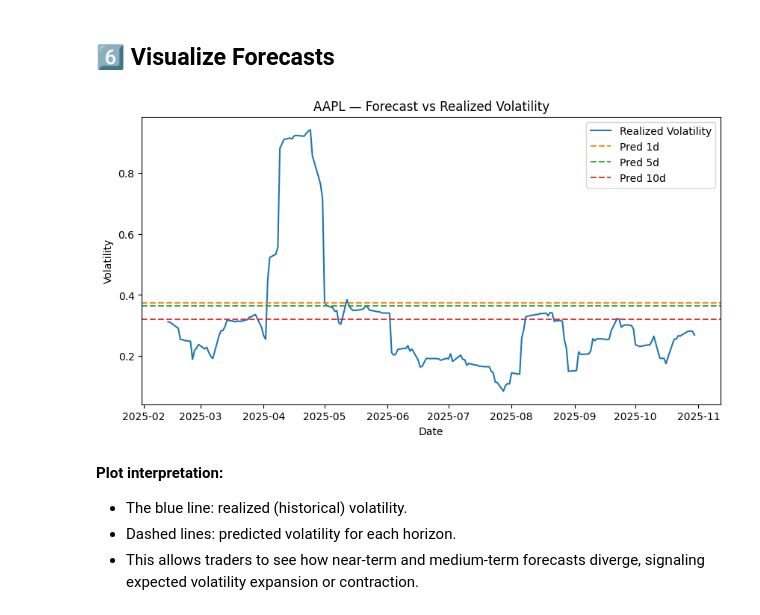
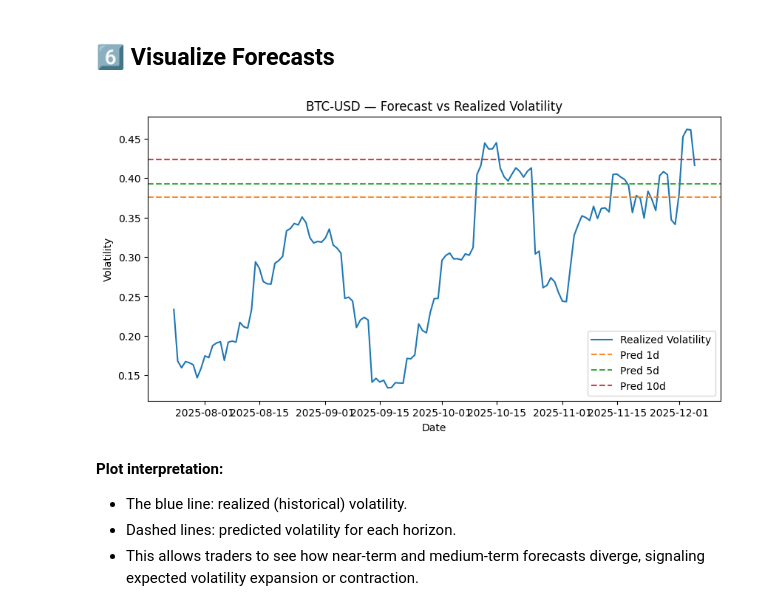
Before and after one commit to rahulmkarthik/VolSense, a Jupyter notebook: notebooks/03_model_inference_and_analytics.ipynb, the cells around one changed output. Saved outputs shown, nothing was run; the diff lists cells and outputs as text; code cells hidden in the pictures.

```diff
--- a/notebooks/03_model_inference_and_analytics.ipynb
+++ b/notebooks/03_model_inference_and_analytics.ipynb
@@ -38,5 +38,5 @@ from volsense_inference.analytics import Analytics
 You can initialize a model using the **Forecast** class, which automatically loads all required assets (model weights, scalers, tickers, feature metadata).
 # %%
 # Initialize with a pre-trained model version
-fcast = Forecast(model_version="v507", checkpoints_dir="models")
+fcast = Forecast(model_version="volnetx", checkpoints_dir="models")
 # %% [output]
@@ -51,6 +51,6 @@ fcast = Forecast(model_version="v507", checkpoints_dir="models")
 ## 5️⃣ Run Forecasts
 # %%
 # Run forecasts for one or more tickers
-preds = fcast.run(["AAPL", "MSFT", "TSLA"])
+preds = fcast.run(["AAPL", "MSFT", "TSLA", "BTC-USD"])
 print(preds.head())
 # %% [output]
@@ -75,9 +79,9 @@ This automatically:
 ## 6️⃣ Visualize Forecasts
 # %%
 # Plot realized vs predicted volatility
-fcast.plot("AAPL")
+fcast.plot("BTC-USD")
 # %% [output]
-[figure, old version]
+[figure, new version]
 # %% [markdown]
 
 **Plot interpretation:**
```
Also changed, not shown: parts of 3 cells of this notebook.
